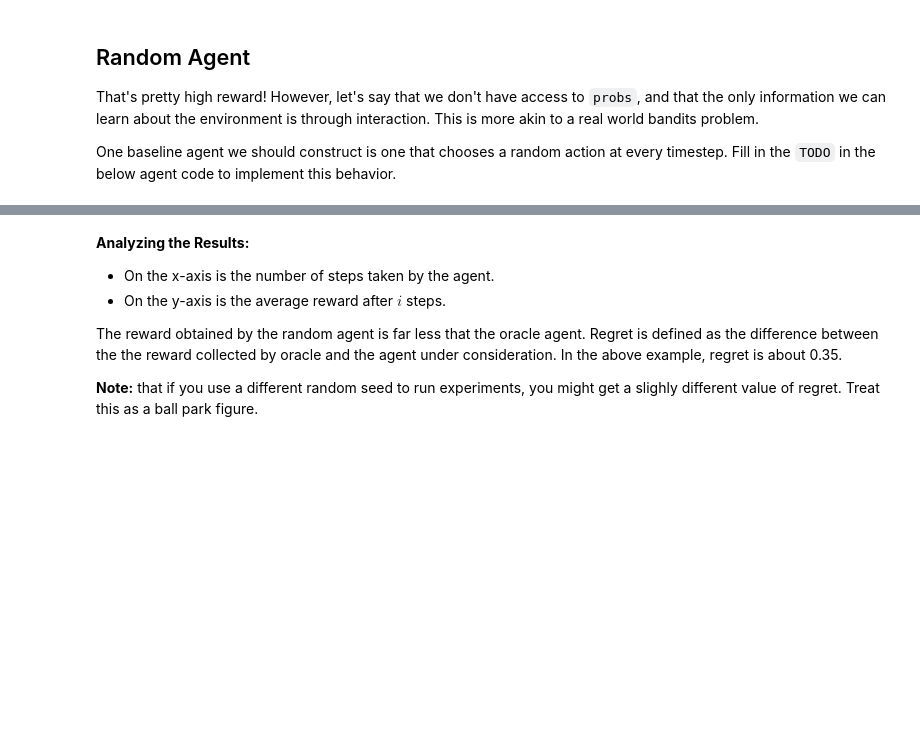
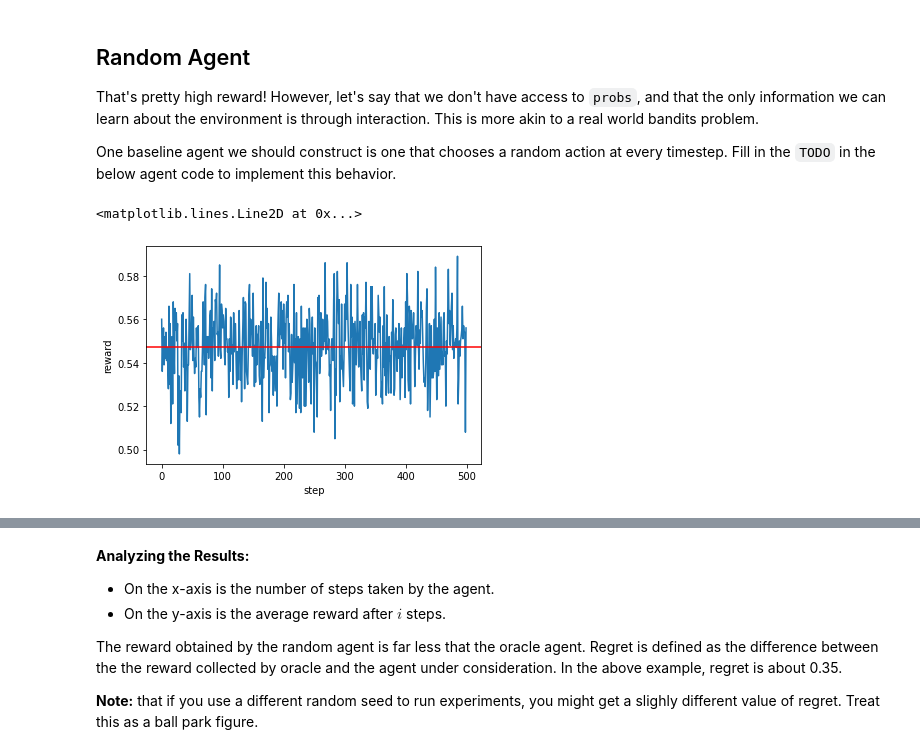
Before and after one commit to LuisCGit/6.484-reinforcement-learning, a Jupyter notebook: HW1_Assignment_on_Bandits.ipynb, the cells around one changed output, grey strips where cells are left out. Cells and saved outputs as stored; diff of their text form; code cells hidden in the pictures; blank space fills up the shorter version.

Commit message:
coded random agent

```diff
--- a/HW1_Assignment_on_Bandits.ipynb
+++ b/HW1_Assignment_on_Bandits.ipynb
@@ -163,9 +167,9 @@ class RandomAgent:
     def get_action(self):
         self.t += 1
         #### TODO: get a random action index [5pts]####
-        selected_action = 0 # placeholder
         ##################################
 
+        selected_action = np.random.randint(self.num_actions) # placeholder
         return selected_action
 # %%
 #Create the random agent.
@@ -184,0 +185,20 @@ logs = bandit_sweep([agent], probs, ['Random'], n_runs=n_runs)
+# %%
+#### TODO: plot the reward curve of a random agent, and the average reward of all arms [5pts]####
+
+###############################
+def plot_avg_reward(logs, x_key, y_key, legend_key, **kwargs):
+    logs = logs.groupby("step").mean()
+    nums = len(logs[legend_key].unique())
+    palette = sns.color_palette("hls", nums)
+    if 'palette' not in kwargs:
+        kwargs['palette'] = palette
+    ax = sns.lineplot(x=x_key, y=y_key, data=logs, **kwargs)
+    return ax
+
+ax = plot_avg_reward(logs, "step", "reward", "action")
+ax.axhline(y=np.mean(probs),color="red",label = "average r")
+# for i in range(len(probs)):
+#   ax.axhline(y=probs[i],color="g")
+# %% [output]
+<matplotlib.lines.Line2D at 0x...>
+[figure, added]
```
Also changed, not shown: parts of 6 cells of this notebook.
